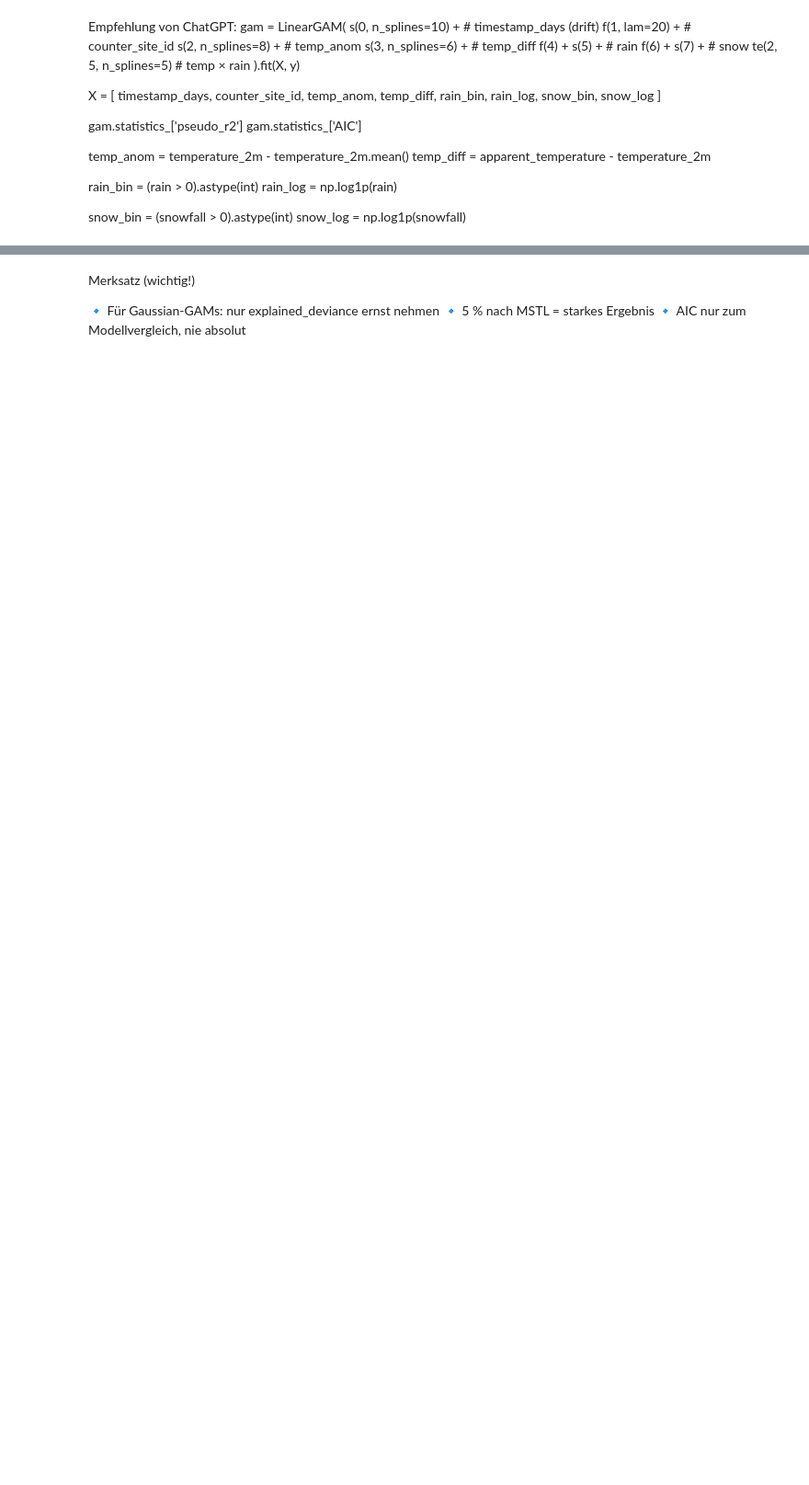
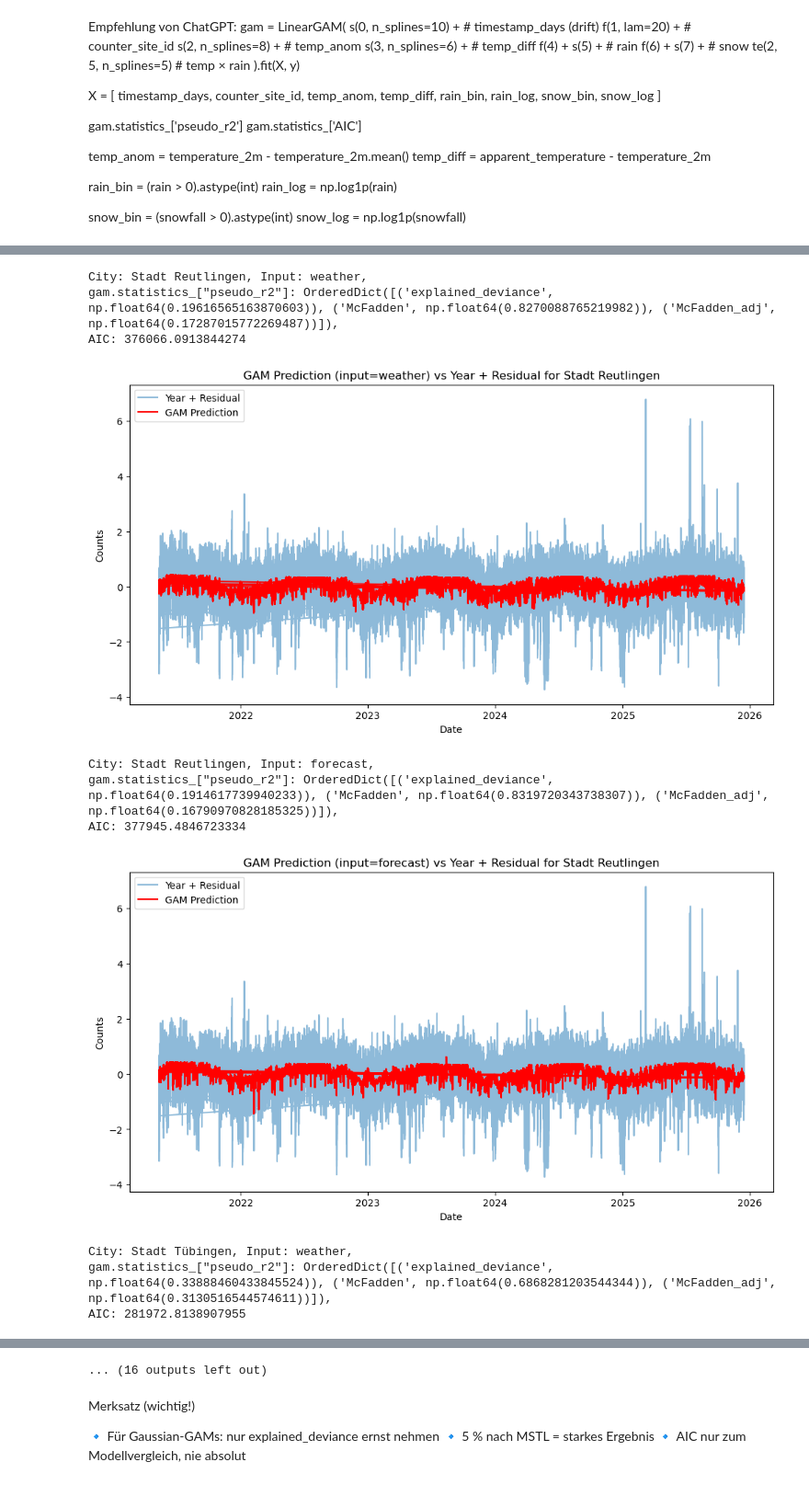
Before and after one commit to skessler01/data_literacy, a Jupyter notebook: notebooks/gams.ipynb, the cells around one changed output, grey strips where cells are left out. Shown at 92% size. Cells and saved outputs as stored; diff of their text form; code cells hidden in the pictures; blank space fills up the shorter version.

```diff
--- a/notebooks/gams.ipynb
+++ b/notebooks/gams.ipynb
@@ -48,6 +48,7 @@ residual_data = mstl_data[['timestamp',
  #'count',
  #'count_capped',
  #'log_count',
+ 'seasonal_8766',
  'residual']].copy()
 # filtert Zeilen raus, in denen anstatt Werten die Columnnames stehen
 residual_data = residual_data[residual_data['timestamp']!='timestamp']
@@ -57,3 +58,6 @@ residual_data['id'] = residual_data.groupby(['city', 'counter_site']).ngroup()
 len(list(set(residual_data['id'].to_list())))
 # %% [output]
 77
+# %%
+residual_data['year_plus_res'] = residual_data['residual'].astype(float).values + residual_data['seasonal_8766'].astype(float).values
+residual_data.head(2)
@@ -82,0 +95,7 @@ dtype: int64
+# %%
+# standardisiere weather_data mit mean und standard abweichung in den spalten ['temperature_2m', 'apparent_temperature', 'rain', 'snowfall', 'forecast_temperature_2m', 'forecast_apparent_temperature', 'forecast_rain', 'forecast_snowfall']
+for col in ['temperature_2m', 'apparent_temperature', 'rain', 'snowfall', 'forecast_temperature_2m', 'forecast_apparent_temperature', 'forecast_rain', 'forecast_snowfall']:
+    mean = weather_data[col].mean()
+    std = weather_data[col].std()
+    weather_data[col] = (weather_data[col] - mean) / std
+    print(mean, std)
@@ -132,7 +164,7 @@ merged_data['timestamp_number'] = (t_0 - ref).dt.total_seconds() / 3600.0
 # %% [output]
 2012-12-31 23:00:00+00:00
 # %%
-y = merged_data['residual'].astype(float).values
+y = merged_data['year_plus_res'] #.astype(float).values
 X = merged_data[['timestamp_number', 'id', 'temperature_2m', 'rain', 'snowfall']].astype(float).values
 # drop rows with NaN values in X or y
 mask = ~np.isnan(y) & ~np.isnan(X).any(axis=1)
@@ -209,0 +263,51 @@ OrderedDict([('explained_deviance', np.float64(0.05296875067989493)), ('McFadden
+# %%
+# trainieren für jede Stadt einzeln (seperat für weather und forecast input)
+cities = list(set(merged_data['city'].to_list()))
+
+for c in cities:
+    for input in ['weather', 'forecast']:
+        city_data = merged_data[merged_data['city']==c]
+        X_city = city_data[['timestamp_number', 'id', 'temperature_2m', 'rain', 'snowfall']].astype(float).values if input=='weather' else \
+                           city_data[['timestamp_number', 'id', 'forecast_temperature_2m', 'forecast_rain', 'forecast_snowfall']].astype(float).values
+        y_city = city_data['year_plus_res']
+
+        # drop rows with NaN values in X_city
+        mask = ~np.isnan(y_city) & ~np.isnan(X_city).any(axis=1)
+        X_city = X_city[mask]
+        y_city = y_city[mask]
+        city_data = city_data[mask]
+
+        gam_city = LinearGAM(
+            s(0, n_splines=10, lam=1) +          # timestamp_number (drift)
+            f(1, lam=50) +                       # id
+            s(2, n_splines=6) +                  # temp
+            s(3, n_splines=5, lam=2) +                               # rain
+            s(4, n_splines=5, lam=2) +                               # snow
+            te(2, 3, n_splines=4, lam=2)              # temp × rain
+        ).fit(X_city, y_city)
+        print(f'City: {c}, Input: {input}, \ngam.statistics_["pseudo_r2"]: {gam_city.statistics_["pseudo_r2"]}, \nAIC: {gam_city.statistics_["AIC"]}\n')
+
+        city_data['gam_prediction'] = gam_city.predict(X_city)
+
+        # plot weather data predictions
+        plot_data = city_data.copy()
+        plt.figure(figsize=(12,6))
+        plt.plot(pd.to_datetime(plot_data['timestamp'], utc=True), plot_data['year_plus_res'], label='Year + Residual', alpha=0.5)
+        plt.plot(pd.to_datetime(plot_data['timestamp'], utc=True), plot_data['gam_prediction'], label='GAM Prediction', color='red')
+        plt.title(f'GAM Prediction (input={input}) vs Year + Residual for {c}')
+        plt.xlabel('Date')
+        plt.ylabel('Counts')
+        plt.legend()
+        plt.show()
+# %% [output]
+City: Stadt Reutlingen, Input: weather,
+gam.statistics_["pseudo_r2"]: OrderedDict([('explained_deviance', np.float64(0.19616565163870603)), ('McFadden', np.float64(0.8270088765219982)), ('McFadden_adj', np.float64(0.17287015772269487))]),
+AIC: 376066.0913844274
+[figure, added]
+City: Stadt Reutlingen, Input: forecast,
+gam.statistics_["pseudo_r2"]: OrderedDict([('explained_deviance', np.float64(0.1914617739940233)), ('McFadden', np.float64(0.8319720343738307)), ('McFadden_adj', np.float64(0.16790970828185325))]),
+AIC: 377945.4846723334
+[figure, added]
+City: Stadt Tübingen, Input: weather,
+gam.statistics_["pseudo_r2"]: OrderedDict([('explained_deviance', np.float64(0.33888460433845524)), ('McFadden', np.float64(0.6868281203544344)), ('McFadden_adj', np.float64(0.3130516544574611))]),
+AIC: 281972.8138907955
@@ -210,3 +327,4 @@ OrderedDict([('explained_deviance', np.float64(0.05296875067989493)), ('McFadden
+... (16 outputs left out)
 # %% [markdown]
 Merksatz (wichtig!)
 
```
Also changed, not shown: parts of 12 cells of this notebook.
